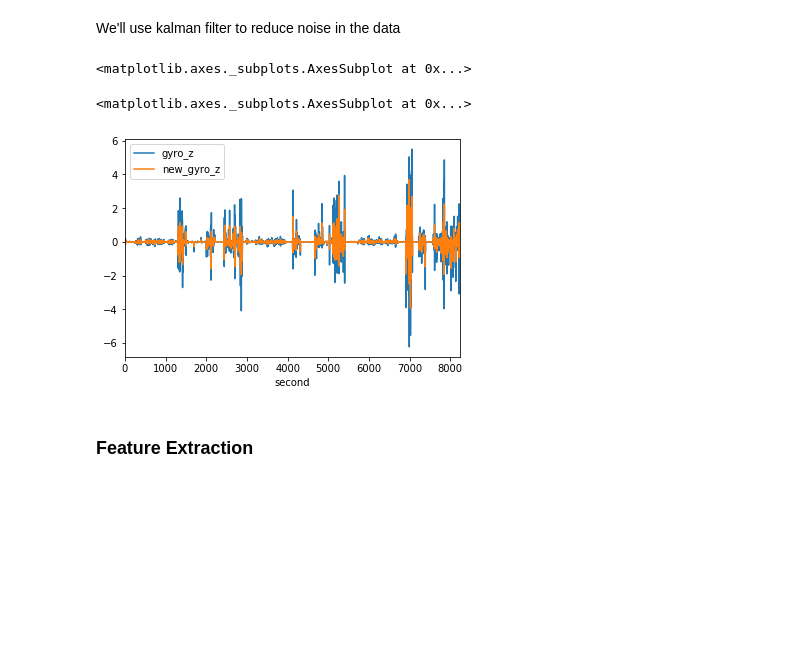
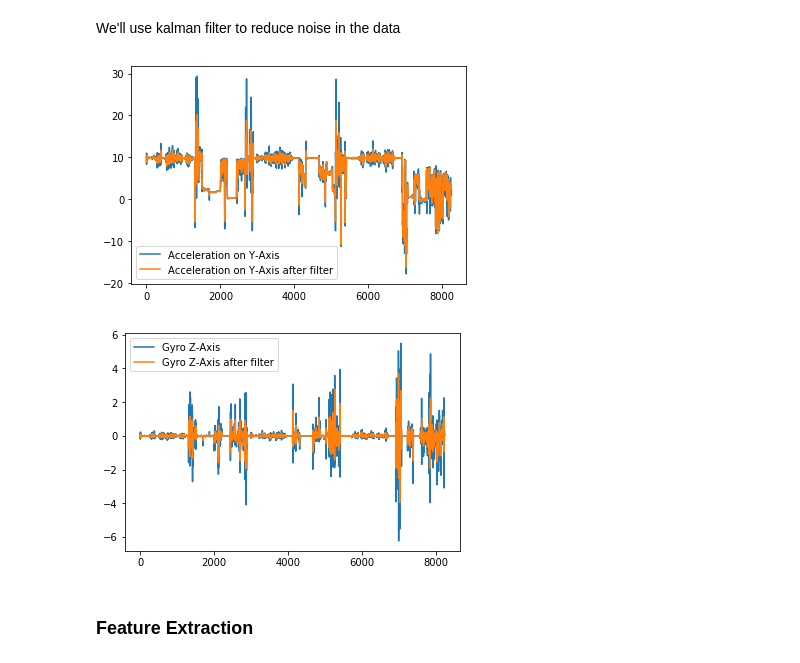
Before and after one commit to fariqodri/aiforsea, a Jupyter notebook: aiforsea.ipynb, the cells around one changed output. Drawn from its saved outputs; the diff is of its cells as text; code cells hidden in the pictures; blank space fills up the shorter version.

```diff
--- a/aiforsea.ipynb
+++ b/aiforsea.ipynb
@@ -62 +63,5 @@ def kalman_filter(dataframe, column):
+# %%
+seconds = driving_event.data['second'].copy()
+acc_y_before_filter = driving_event.data["acceleration_y"].copy()
+gyro_z_before_filter = driving_event.data["gyro_z"].copy()
 # %%
@@ -65,12 +70,13 @@ driving_event.pre_process("new_gyro_z", lambda x: kalman_filter(x, "gyro_z"))
-# %%
-driving_event.data.plot.line(x="second", y=["acceleration_y", "new_acc_y"])
-# %% [output]
-<matplotlib.axes._subplots.AxesSubplot at 0x...>
-# %%
-driving_event.data.plot.line(x="second", y=["gyro_z", "new_gyro_z"])
-# %% [output]
-<matplotlib.axes._subplots.AxesSubplot at 0x...>
-[figure, removed]
+# %%
+plot_difference_line(seconds, [acc_y_before_filter, driving_event.data['acceleration_y']],
+                     ["Acceleration on Y-Axis", "Acceleration on Y-Axis after filter"])
+# %% [output]
+[figure, added]
+# %%
+plot_difference_line(seconds, [gyro_z_before_filter, driving_event.data['gyro_z']],
+                     ["Gyro Z-Axis", "Gyro Z-Axis after filter"])
+# %% [output]
+[figure, added]
 # %% [markdown]
 ### Feature Extraction
 # %% [markdown]
```
Also changed, not shown: parts of 18 cells of this notebook, 8 other files.
